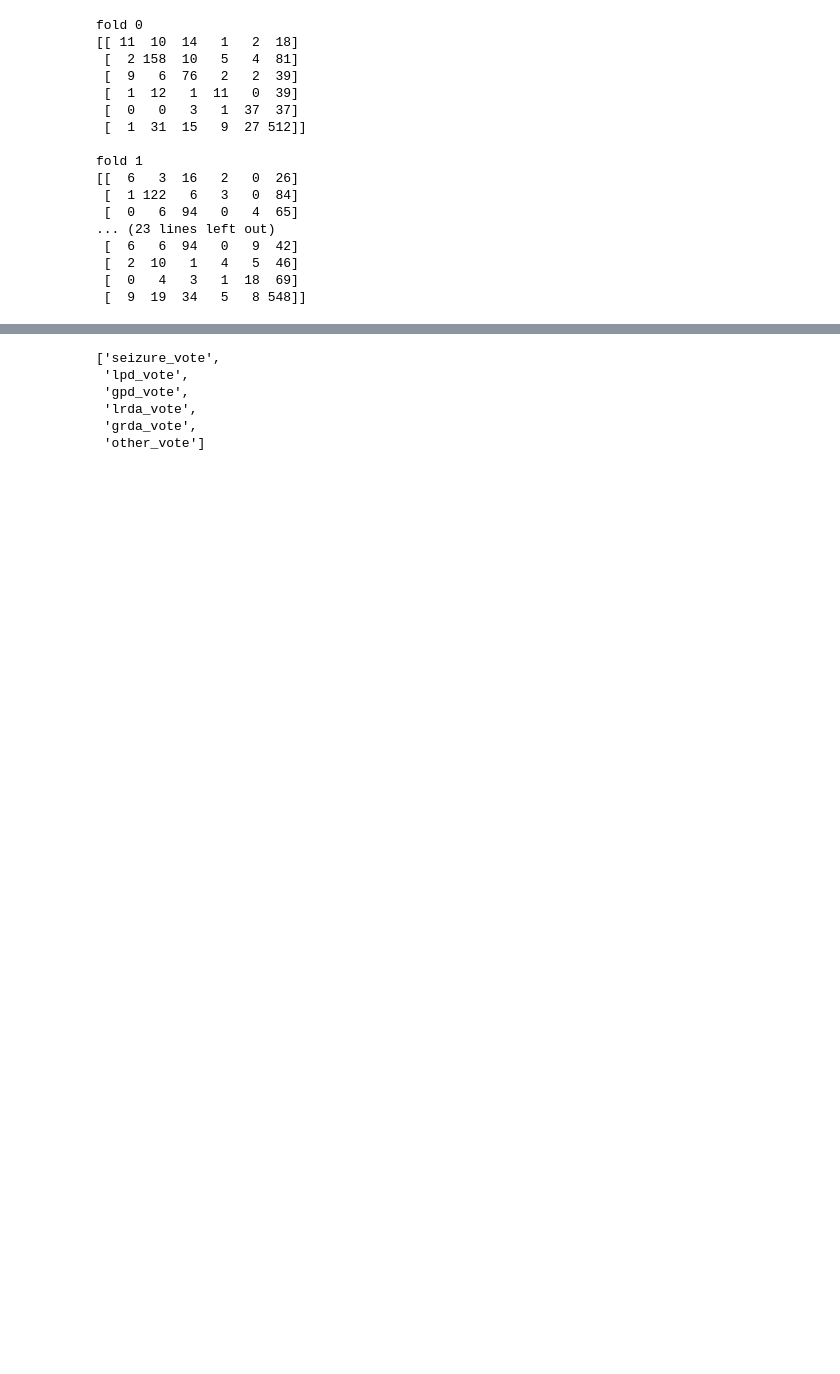
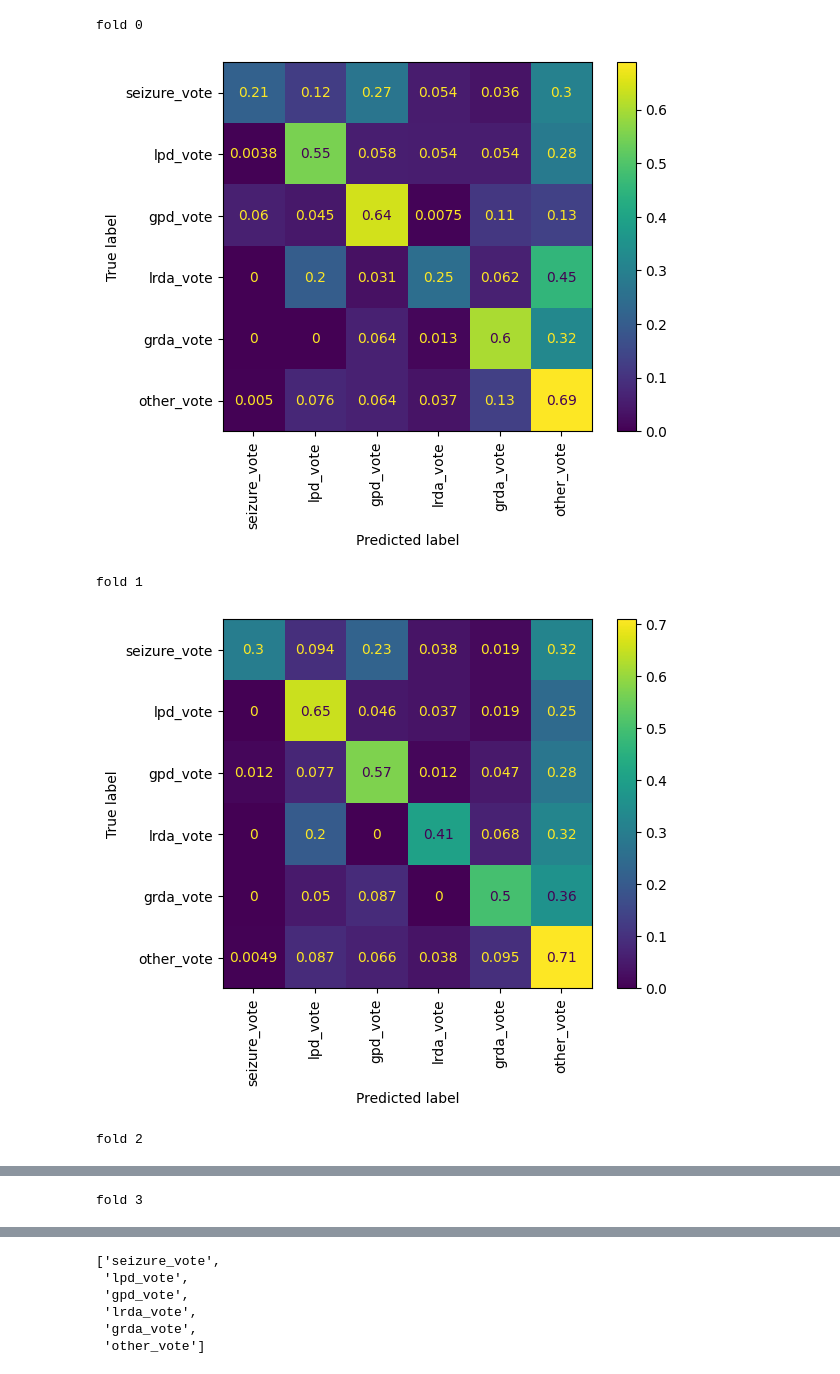
Before and after one commit to danilojr-delacruz/SigSquad, a Jupyter notebook: models/SignatureNeuralNetBaseline/Train Model for Submission.ipynb, the cells around one changed output, grey strips where cells are left out. Saved outputs shown, nothing was run; the diff lists cells and outputs as text; code cells hidden in the pictures; blank space fills up the shorter version.

```diff
--- a/models/SignatureNeuralNetBaseline/Train Model for Submission.ipynb
+++ b/models/SignatureNeuralNetBaseline/Train Model for Submission.ipynb
@@ -85,45 +91,35 @@ np.mean(scores)
 # %%
 # load each model and print a confusion matrix
-from sklearn.metrics import confusion_matrix
-
+from sklearn.metrics import confusion_matrix, ConfusionMatrixDisplay
 sig_dimension = signature_features.shape[2]
 for fold in range(n_folds):
     model = EnsembleModel(sig_dimension, dropout, classifier_input_dim, hidden_layer_dim)
     model.load_state_dict(torch.load(f"model_logs/{folder_name}/model_{fold}.pt"))
     model.to(device)
     fold_size = len(dataset)//n_folds
     test_dataset = torch.utils.data.Subset(dataset, list(range(fold*fold_size, (fold+1)*fold_size)))
     test_loader = torch.utils.data.DataLoader(test_dataset, batch_size=64, shuffle=False)
     model.eval()
     y_pred = []
     y_true = []
     for x, y in test_loader:
         x = x.to(device)
         y = y.to(device)
         y_pred.append(model(x).detach().cpu().numpy())
         y_true.append(y.detach().cpu().numpy())
     y_pred = np.concatenate(y_pred)
     y_true = np.concatenate(y_true)
     y_pred = np.argmax(y_pred, axis=1)
     y_true = np.argmax(y_true, axis=1)
     print(f"fold {fold}")
-    print(confusion_matrix(y_true, y_pred))
+    cm = confusion_matrix(y_true, y_pred, normalize='true', labels=range(len(TARGETS)))
+    ConfusionMatrixDisplay(cm, display_labels=TARGETS).plot()
+    plt.xticks(rotation=90)
+    plt.show()
     print("")
 # %% [output]
 fold 0
-[[ 11  10  14   1   2  18]
- [  2 158  10   5   4  81]
- [  9   6  76   2   2  39]
- [  1  12   1  11   0  39]
- [  0   0   3   1  37  37]
- [  1  31  15   9  27 512]]
-
-fold 1
-[[  6   3  16   2   0  26]
- [  1 122   6   3   0  84]
- [  0   6  94   0   4  65]
-... (23 lines left out)
- [  6   6  94   0   9  42]
- [  2  10   1   4   5  46]
- [  0   4   3   1  18  69]
- [  9  19  34   5   8 548]]
+[figure, added]
+fold 1
+[figure, added]
+fold 2
@@ -129,0 +127 @@ fold 1
+fold 3
```
Also changed, not shown: parts of 9 cells of this notebook, 3 other files.
